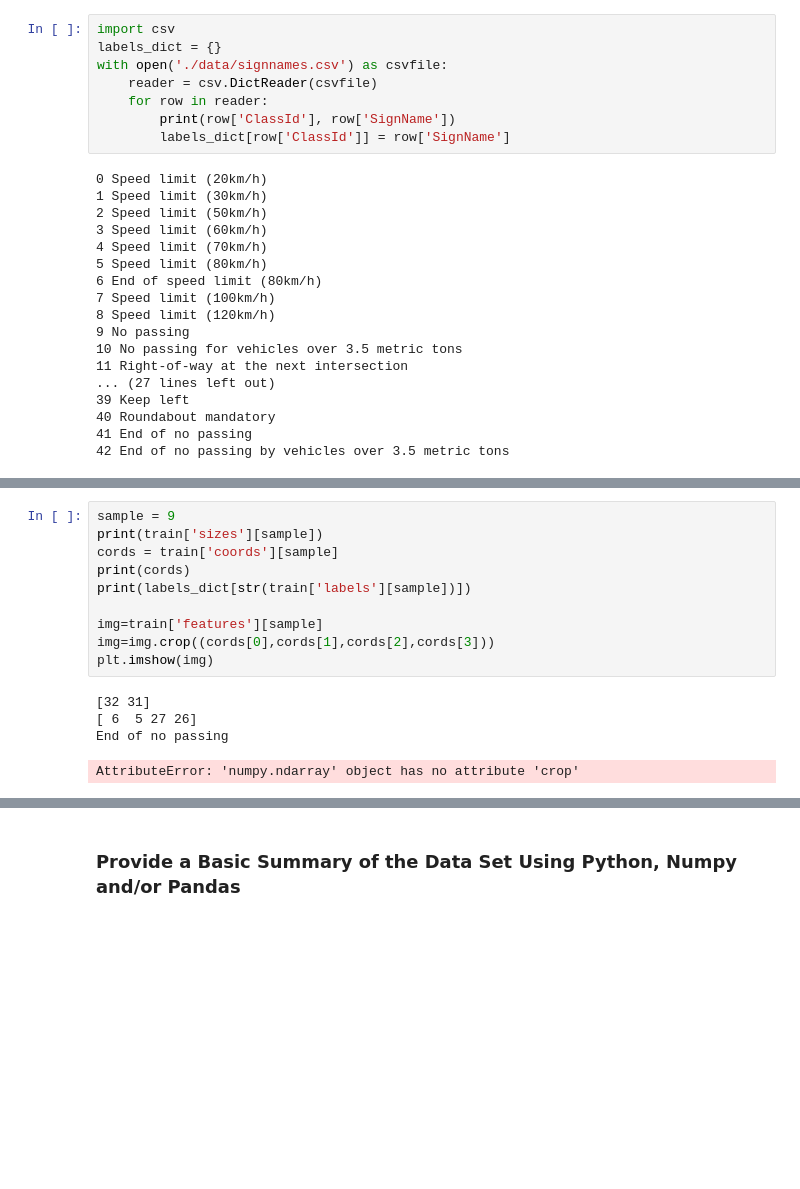
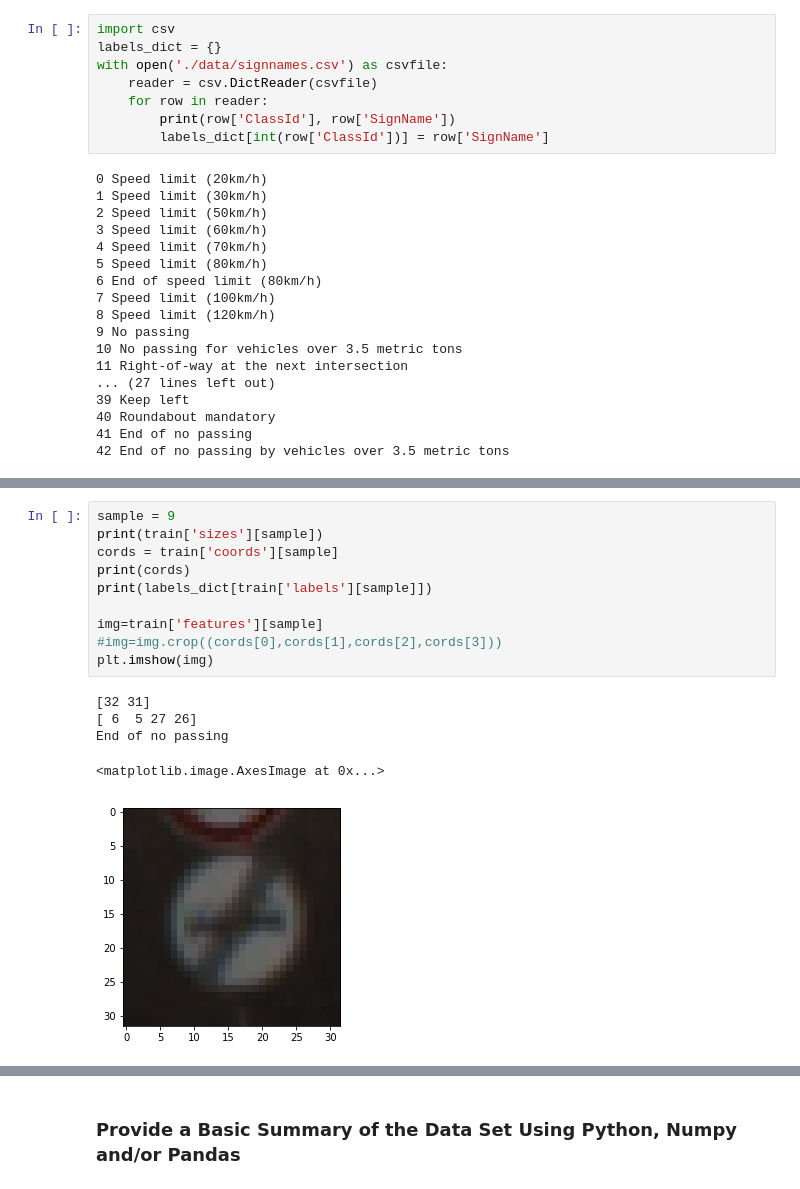
Before and after one commit to manprets/traffic_sign_classifier, a Jupyter notebook: Traffic_Sign_Classifier.ipynb, the cells around one changed output, grey strips where cells are left out. Drawn from its saved outputs; the diff is of its cells as text; blank space fills up the shorter version.

```diff
--- a/Traffic_Sign_Classifier.ipynb
+++ b/Traffic_Sign_Classifier.ipynb
@@ -70,7 +72,7 @@ with open('./data/signnames.csv') as csvfile:
     reader = csv.DictReader(csvfile)
     for row in reader:
         print(row['ClassId'], row['SignName'])
-        labels_dict[row['ClassId']] = row['SignName']
+        labels_dict[int(row['ClassId'])] = row['SignName']
 # %% [output]
 0 Speed limit (20km/h)
 1 Speed limit (30km/h)
@@ -96,15 +98,16 @@ dict_keys(['sizes', 'features', 'labels', 'coords'])
 # %%
 sample = 9
 print(train['sizes'][sample])
 cords = train['coords'][sample]
 print(cords)
-print(labels_dict[str(train['labels'][sample])])
+print(labels_dict[train['labels'][sample]])
 
 img=train['features'][sample]
-img=img.crop((cords[0],cords[1],cords[2],cords[3]))
+#img=img.crop((cords[0],cords[1],cords[2],cords[3]))
 plt.imshow(img)
 # %% [output]
 [32 31]
 [ 6  5 27 26]
 End of no passing
-AttributeError: 'numpy.ndarray' object has no attribute 'crop'
+<matplotlib.image.AxesImage at 0x...>
+[figure, added]
```
Also changed, not shown: parts of 20 cells of this notebook.
